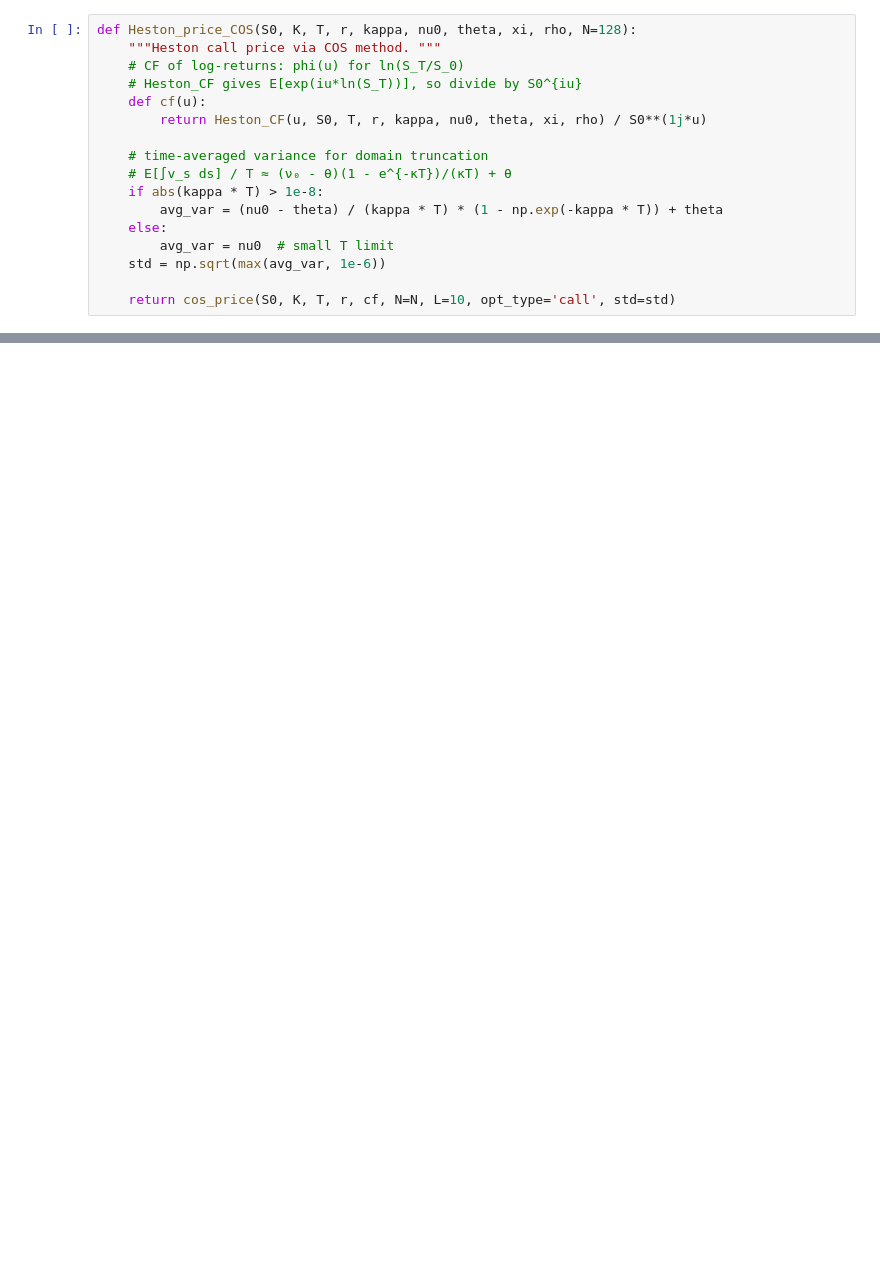
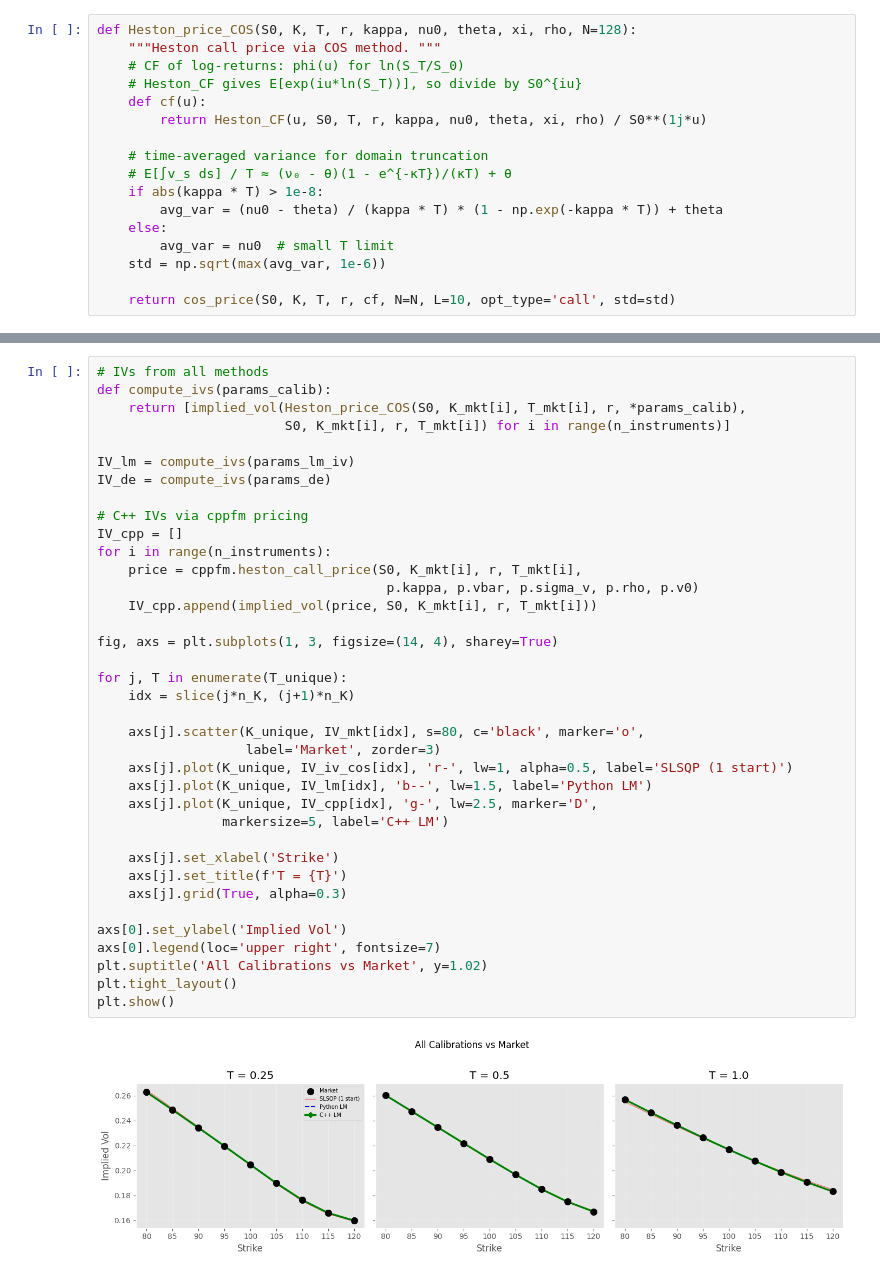
Before and after one commit to libapatrik/Quantitative-Finance-Book, a Jupyter notebook: char_functions/03_heston_calibration.ipynb, the cells around one changed output, grey strips where cells are left out. Drawn from its saved outputs; the diff is of its cells as text; blank space fills up the shorter version.

```diff
--- a/char_functions/03_heston_calibration.ipynb
+++ b/char_functions/03_heston_calibration.ipynb
@@ -506,0 +497,39 @@ Max |error| HestonSLV:   260 bps
+# %%
+# IVs from all methods
+def compute_ivs(params_calib):
+    return [implied_vol(Heston_price_COS(S0, K_mkt[i], T_mkt[i], r, *params_calib),
+                        S0, K_mkt[i], r, T_mkt[i]) for i in range(n_instruments)]
+
+IV_lm = compute_ivs(params_lm_iv)
+IV_de = compute_ivs(params_de)
+
+# C++ IVs via cppfm pricing
+IV_cpp = []
+for i in range(n_instruments):
+    price = cppfm.heston_call_price(S0, K_mkt[i], r, T_mkt[i],
+                                     p.kappa, p.vbar, p.sigma_v, p.rho, p.v0)
+    IV_cpp.append(implied_vol(price, S0, K_mkt[i], r, T_mkt[i]))
+
+fig, axs = plt.subplots(1, 3, figsize=(14, 4), sharey=True)
+
+for j, T in enumerate(T_unique):
+    idx = slice(j*n_K, (j+1)*n_K)
+
+    axs[j].scatter(K_unique, IV_mkt[idx], s=80, c='black', marker='o',
+                   label='Market', zorder=3)
+    axs[j].plot(K_unique, IV_iv_cos[idx], 'r-', lw=1, alpha=0.5, label='SLSQP (1 start)')
+    axs[j].plot(K_unique, IV_lm[idx], 'b--', lw=1.5, label='Python LM')
+    axs[j].plot(K_unique, IV_cpp[idx], 'g-', lw=2.5, marker='D',
+                markersize=5, label='C++ LM')
+
+    axs[j].set_xlabel('Strike')
+    axs[j].set_title(f'T = {T}')
+    axs[j].grid(True, alpha=0.3)
+
+axs[0].set_ylabel('Implied Vol')
+axs[0].legend(loc='upper right', fontsize=7)
+plt.suptitle('All Calibrations vs Market', y=1.02)
+plt.tight_layout()
+plt.show()
+# %% [output]
+[figure, added]
```
Also changed, not shown: parts of 30 cells of this notebook, 2 other files.
